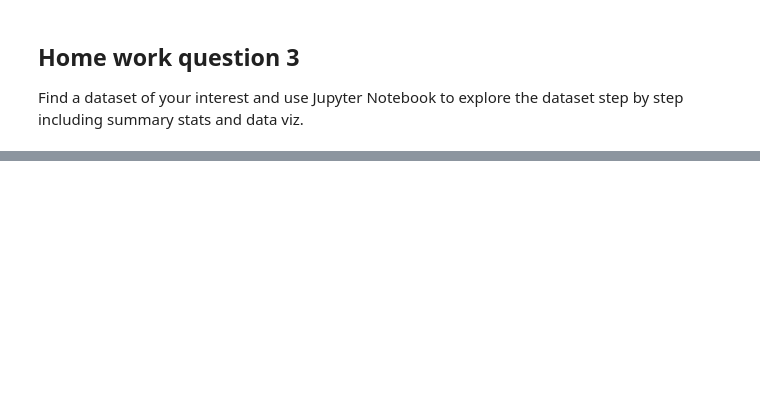
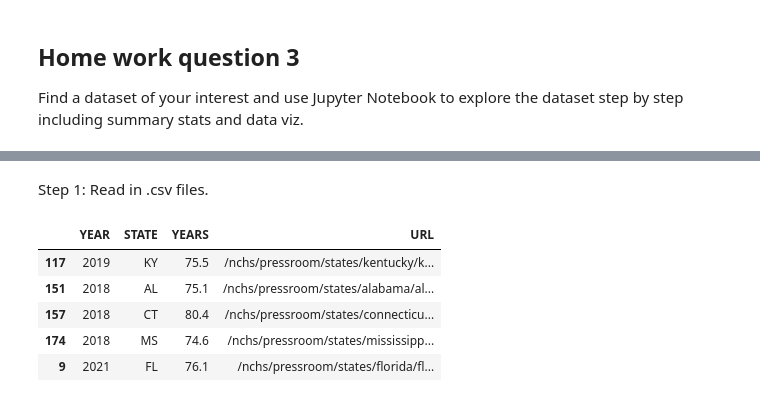
Before and after one commit to tsnow2010/umbc_data690_fall2024, a Jupyter notebook: Assignments/Assignment_08.ipynb, the cells around one changed output, grey strips where cells are left out. Drawn from its saved outputs; the diff is of its cells as text; code cells hidden in the pictures; blank space fills up the shorter version.

```diff
--- a/Assignments/Assignment_08.ipynb
+++ b/Assignments/Assignment_08.ipynb
@@ -641,0 +648,17 @@ Find a dataset of your interest and use Jupyter Notebook to explore the dataset
+# %% [markdown]
+Step 1: Read in .csv files.
+# %%
+import numpy as np
+
+# Below datasets were found online and are located in 'data' folder on my Github.
+df_states = pd.read_csv('https://raw.githubusercontent.com/tsnow2010/umbc_data690_fall2024/refs/heads/main/Assignments/data/data-table.csv')
+df_gdp = pd.read_csv('https://raw.githubusercontent.com/tsnow2010/umbc_data690_fall2024/refs/heads/main/Assignments/data/GDP%20Ranking%20Q2%202024.csv')
+
+df_states.sample(5)
+# %% [output]
+|  | YEAR | STATE | YEARS | URL |
+| 117 | 2019 | KY | 75.5 | /nchs/pressroom/states/kentucky/k... |
+| 151 | 2018 | AL | 75.1 | /nchs/pressroom/states/alabama/al... |
+| 157 | 2018 | CT | 80.4 | /nchs/pressroom/states/connecticu... |
+| 174 | 2018 | MS | 74.6 | /nchs/pressroom/states/mississipp... |
+| 9 | 2021 | FL | 76.1 | /nchs/pressroom/states/florida/fl... |
```
Also changed, not shown: parts of 31 cells of this notebook.
